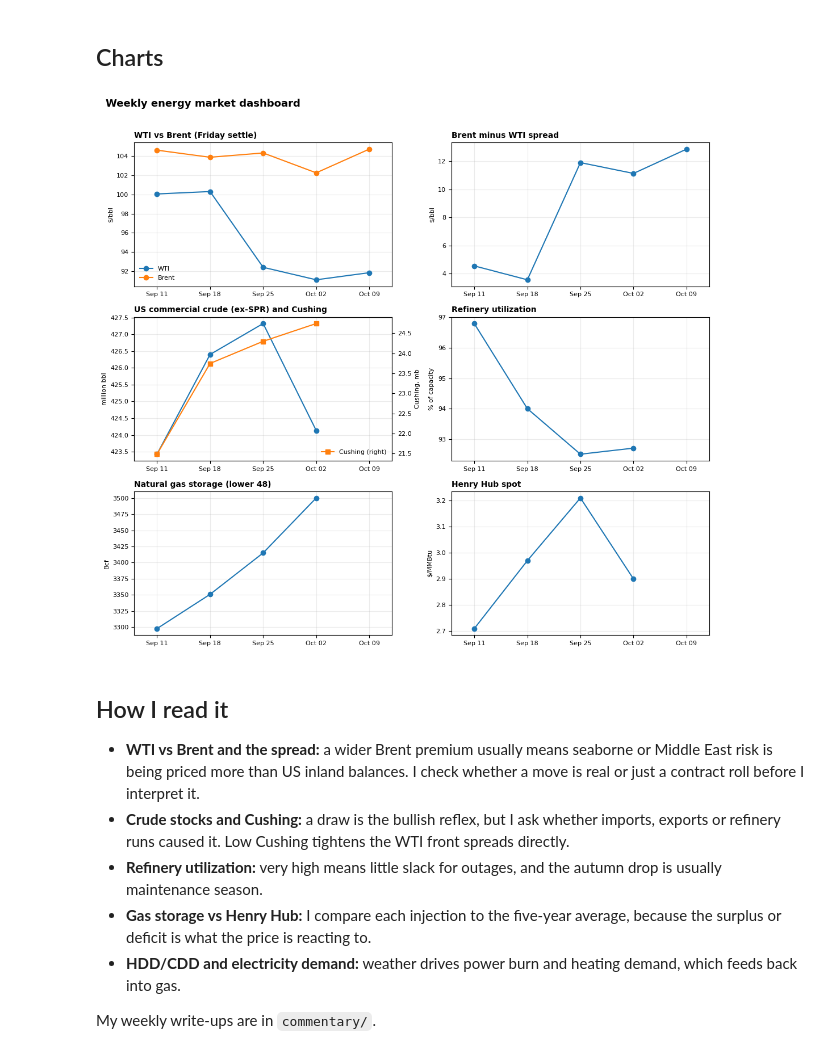
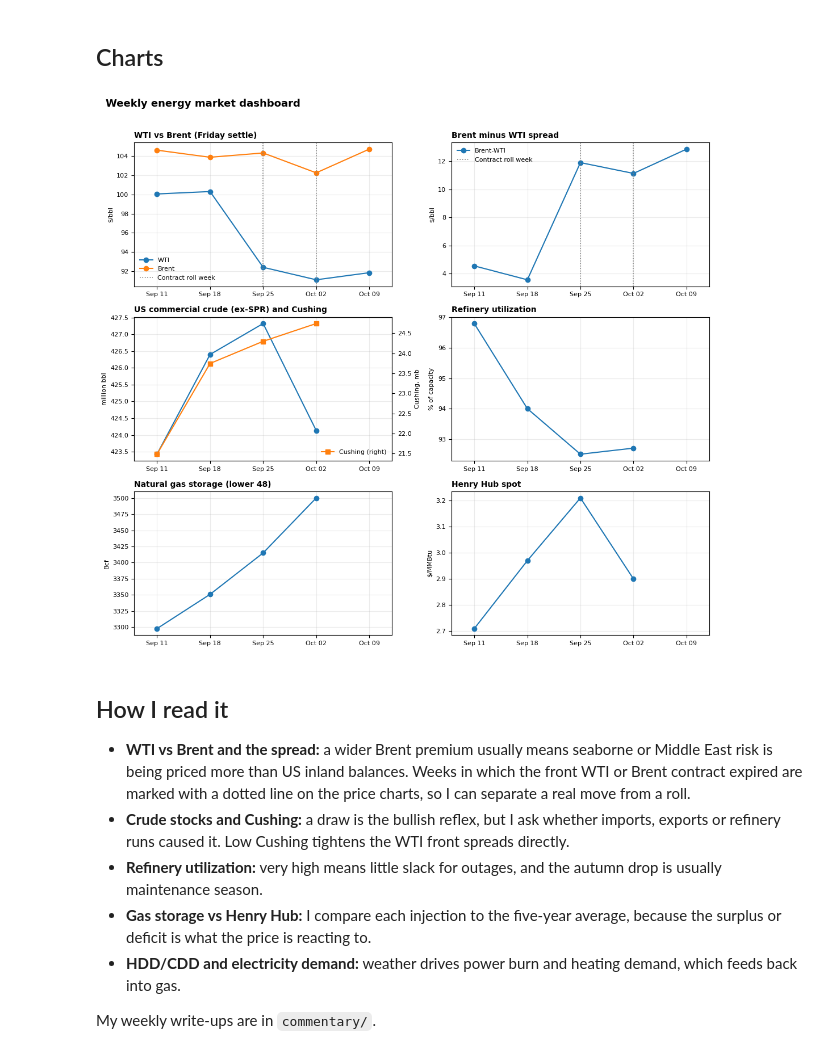
Before and after one commit to anisharsingh/weekly-energy-market-dashboard, a Jupyter notebook: dashboard.ipynb, the cells around one changed output. Saved outputs shown, nothing was run; the diff lists cells and outputs as text; code cells hidden in the pictures.

Commit message:
Add futures contract roll detection and chart markers

```diff
--- a/dashboard.ipynb
+++ b/dashboard.ipynb
@@ -51,39 +51,44 @@ pd.DataFrame(rows).set_index("metric").round(2)
 # %% [markdown]
 ## Charts
 # %%
-def panel(ax, title, series, ylabel=""):
+roll_weeks = df.loc[df["wti_roll_date"].notna() | df["brent_roll_date"].notna(), "week_ending"]
+
+def panel(ax, title, series, ylabel="", mark_rolls=False):
     for label, col in series:
         d = df.dropna(subset=[col])
         ax.plot(d["week_ending"], d[col], marker="o", label=label)
     ax.set_title(title, fontsize=10, loc="left", fontweight="bold")
     ax.set_ylabel(ylabel, fontsize=8)
     ax.grid(alpha=0.25)
+    if mark_rolls:  # dotted line in weeks where the front WTI or Brent contract expired
+        for i, wk in enumerate(roll_weeks):
+            ax.axvline(wk, color="grey", ls=":", lw=1.2, label="Contract roll week" if i == 0 else None)
     ax.set_xticks(df["week_ending"])
     ax.set_xlim(df["week_ending"].min() - pd.Timedelta(days=3), df["week_ending"].max() + pd.Timedelta(days=3))
     ax.xaxis.set_major_formatter(mdates.DateFormatter("%b %d"))
     ax.tick_params(labelsize=8)
-    if len(series) > 1:
+    if len(series) > 1 or (mark_rolls and len(roll_weeks) > 0):
         ax.legend(fontsize=8, frameon=False)
 
 fig, axes = plt.subplots(3, 2, figsize=(11, 10))
-panel(axes[0, 0], "WTI vs Brent (Friday settle)", [("WTI", "wti_settle"), ("Brent", "brent_settle")], "$/bbl")
-panel(axes[0, 1], "Brent minus WTI spread", [("Brent-WTI", "brent_wti_spread")], "$/bbl")
+panel(axes[0, 0], "WTI vs Brent (Friday settle)", [("WTI", "wti_settle"), ("Brent", "brent_settle")], "$/bbl", mark_rolls=True)
+panel(axes[0, 1], "Brent minus WTI spread", [("Brent-WTI", "brent_wti_spread")], "$/bbl", mark_rolls=True)
 panel(axes[1, 0], "US commercial crude (ex-SPR) and Cushing", [("Commercial crude", "crude_stocks_mb")], "million bbl")
 ax2 = axes[1, 0].twinx()
 d = df.dropna(subset=["cushing_mb"]); ax2.plot(d["week_ending"], d["cushing_mb"], marker="s", color="tab:orange", label="Cushing (right)")
 ax2.set_ylabel("Cushing, mb", fontsize=8); ax2.tick_params(labelsize=8); ax2.legend(fontsize=8, frameon=False, loc="lower right")
 panel(axes[1, 1], "Refinery utilization", [("Utilization", "refinery_util_pct")], "% of capacity")
 panel(axes[2, 0], "Natural gas storage (lower 48)", [("Working gas", "natgas_storage_bcf")], "Bcf")
 panel(axes[2, 1], "Henry Hub spot", [("Henry Hub", "henry_hub_spot")], "$/MMBtu")
 fig.suptitle("Weekly energy market dashboard", fontsize=13, fontweight="bold", x=0.02, ha="left")
 fig.tight_layout(rect=[0, 0, 1, 0.97])
 plt.show()
 # %% [output]
-[figure, old version]
+[figure, new version]
 # %% [markdown]
 ## How I read it
 
-- **WTI vs Brent and the spread:** a wider Brent premium usually means seaborne or Middle East risk is being priced more than US inland balances. I check whether a move is real or just a contract roll before I interpret it.
+- **WTI vs Brent and the spread:** a wider Brent premium usually means seaborne or Middle East risk is being priced more than US inland balances. Weeks in which the front WTI or Brent contract expired are marked with a dotted line on the price charts, so I can separate a real move from a roll.
 - **Crude stocks and Cushing:** a draw is the bullish reflex, but I ask whether imports, exports or refinery runs caused it. Low Cushing tightens the WTI front spreads directly.
 - **Refinery utilization:** very high means little slack for outages, and the autumn drop is usually maintenance season.
 - **Gas storage vs Henry Hub:** I compare each injection to the five-year average, because the surplus or deficit is what the price is reacting to.
```
Also changed, not shown: 10 other files.
